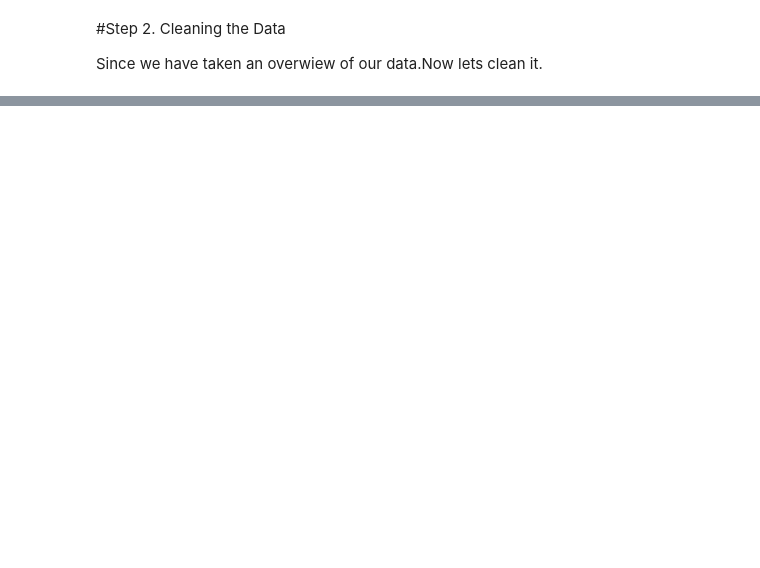
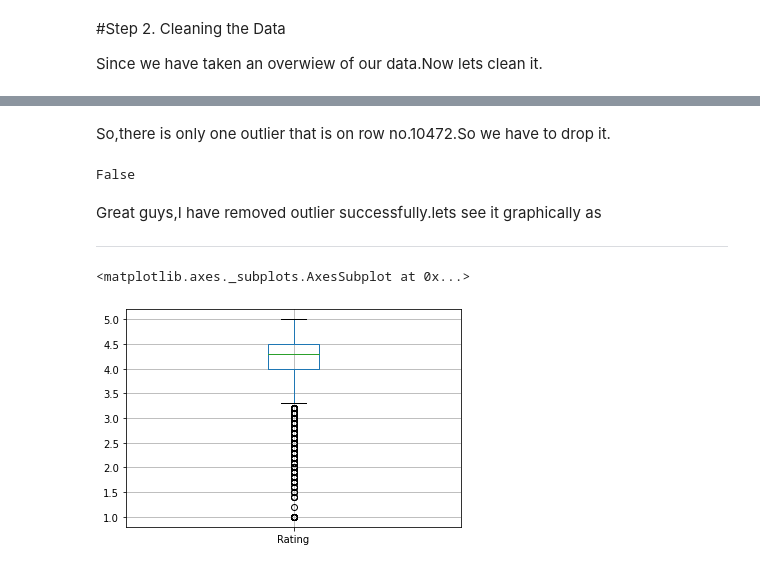
Before and after one commit to Shailendra114/Play-Store-App-Review-Analysis, a Jupyter notebook: Play_Store_App_Review_Analysis_Capstone_Project.ipynb, the cells around one changed output, grey strips where cells are left out. Drawn from its saved outputs; the diff is of its cells as text; code cells hidden in the pictures; blank space fills up the shorter version.

```diff
--- a/Play_Store_App_Review_Analysis_Capstone_Project.ipynb
+++ b/Play_Store_App_Review_Analysis_Capstone_Project.ipynb
@@ -141,0 +155,20 @@ Since we have taken an overwiew of our data.Now lets clean it.
+# %% [markdown]
+So,there is only one outlier that is on row no.10472.So we have to drop it.
+# %%
+#lets drop outliner
+df.drop([10472],inplace=True)
+# %%
+#lets check whether row no.10472 is in our data or dropped
+10472 in df
+# %% [output]
+False
+# %% [markdown]
+Great guys,I have removed outlier successfully.lets see it graphically as
+
+
+---
+# %%
+df.boxplot()
+# %% [output]
+<matplotlib.axes._subplots.AxesSubplot at 0x...>
+[figure, added]
```
Also changed, not shown: parts of 5 cells of this notebook.
